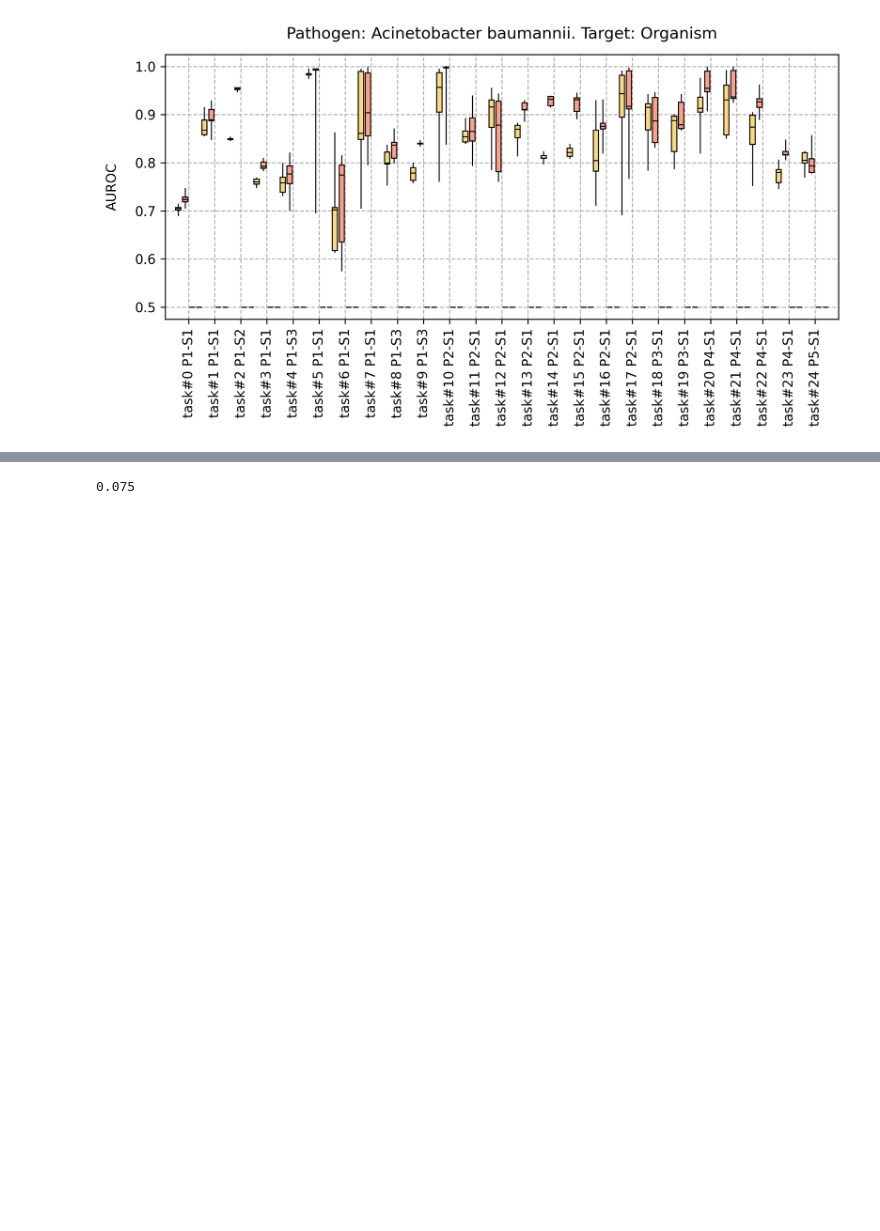
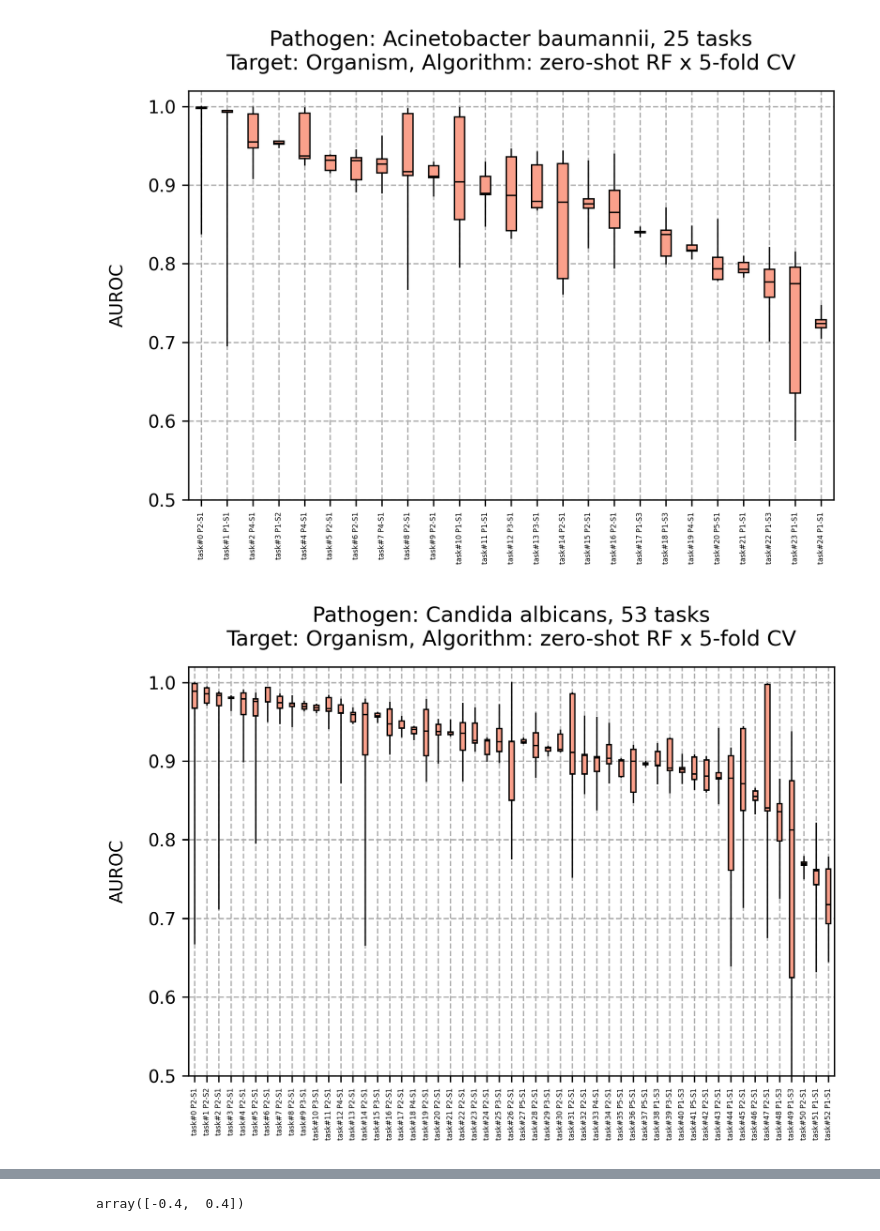
Before and after one commit to ersilia-os/chembl-antimicrobial-models, a Jupyter notebook: notebooks/03_baseline_modelling.ipynb, the cells around one changed output, grey strips where cells are left out. Saved outputs shown, nothing was run; the diff lists cells and outputs as text; code cells hidden in the pictures; blank space fills up the shorter version.

```diff
--- a/notebooks/03_baseline_modelling.ipynb
+++ b/notebooks/03_baseline_modelling.ipynb
@@ -25,3 +8,21 @@ pathogen_mappings = dict(zip(pathogen_mappings['pathogen_code'], pathogen_mappin
+# %%
+# chembl-antimicrobial-tasks repository needs to be cloned locally
+PATH_TO_REPOSITORY = "/home/acomajuncosa/Documents/chembl-antimicrobial-tasks"
+
+# Define Ersilia colors
+ersilia_colors = ['#FAD782', '#FAA08B', '#DC9FDC', '#AA96FA', '#8DC7FA']
+cc_colors = ["#EA5A49", "#B16BA8", "#5A72B5", "#7CAF2A", "#F39426"]
+
+# Pathogen_mappings
+pathogen_mappings = pd.read_csv(os.path.join(PATH_TO_REPOSITORY, "data", "pathogens.csv"))
+pathogen_mappings = dict(zip(pathogen_mappings['pathogen_code'], pathogen_mappings['search_text']))
+
+PATHOGENS=["abaumannii", "calbicans", "ecoli", "efaecium", "enterobacter", "hpylori",
+           "kpneumoniae", "mtuberculosis", "paeruginosa", "pfalciparum", "saureus", "smansoni", "spneumoniae"]
+TARGETS = ['organism']
+
+PATH_TO_DATA = "../data"
+PATH_TO_OUTPUT = '../output/03_baseline_models'
 # %%
 PATHOGEN_TO_RESULTS = {}
 
@@ -81,41 +83,39 @@ def simple_boxplot(ax, x, y, c, width):
 # %%
 for pathogen in PATHOGENS:
 
-    fig, ax = plt.subplots(1, 1, figsize=(8, 4.5))
+    fig, ax = plt.subplots(1, 1, figsize=(6, 4.5))
 
     # Get tasks and define x
-    tasks = sorted(PATHOGEN_TO_RESULTS[pathogen])
+    tasks = sorted(PATHOGEN_TO_RESULTS[pathogen], key=lambda x: np.median(PATHOGEN_TO_RESULTS[pathogen][x]['RF']), reverse=True)
     x = [i for i in range(len(tasks))]
 
     # Number of performances
     m = 0.4
-    models = ['NB', 'RF', 'LQ_optuna', 'LQ_TT']
+    # models = ['NB', 'RF', 'LQ_optuna', 'LQ_TT']
+    models = ['RF']
     colors = {'NB': '#FAD782', 'RF': '#FAA08B', 'LQ_optuna': '#DC9FDC', 'LQ_TT': '#AA96FA'}
 
     # For each task
     for c1, task in enumerate(tasks):
-        h = np.linspace(c1-m, c1+m, len(models))
-        w = (max(h) - min(h)) / len(models)
+        if len(models) > 1:
+            h = np.linspace(c1-m, c1+m, len(models))
+            w = (max(h) - min(h)) / len(models)
+        else:
+            h = [c1]
+            w = m
         for c2, perf in enumerate(models):
             simple_boxplot(ax, h[c2], PATHOGEN_TO_RESULTS[pathogen][task][perf], colors[perf], width=w)
 
-    # dot_legend0 = plt.Line2D([], [], color=cc_colors[0], marker='o', linestyle='None', label='MOD (mean)', markeredgecolor='k', markersize=5.5)
-    # dot_legend1 = plt.Line2D([], [], color=cc_colors[1], marker='o', linestyle='None', label='NB (mean)', markeredgecolor='k', markersize=5.5)
-    # dot_legend2 = plt.Line2D([], [], color=cc_colors[2], marker='o', linestyle='None', label='RF (mean)', markeredgecolor='k', markersize=5.5)
-    # dot_legend3 = plt.Line2D([], [], color=cc_colors[3], marker='o', linestyle='None', label='FLAML (mean)', markeredgecolor='k', markersize=5.5)
-    # line_legend = plt.Line2D([], [], color='black', linestyle='-', label='±std (5-CV)')
-    # plt.legend(handles=[dot_legend0, dot_legend1, dot_legend2, dot_legend3, line_legend],
-    #            framealpha=1, edgecolor='k', handlelength=1.2, loc='best', fontsize=7, ncols=2)
-
 
     # Other stuff
-    title = f"Pathogen: {pathogen_mappings[pathogen]}. Target: {target.capitalize()}"
+    title = f"Pathogen: {pathogen_mappings[pathogen]}, {len(x)} tasks\nTarget: {target.capitalize()}, Algorithm: zero-shot RF x 5-fold CV"
     plt.ylabel("AUROC", labelpad=12)
     plt.title(title, size=12, pad=12)
-    plt.xticks(x, [task_to_label(i, c) for c, i in enumerate(tasks)], rotation=90)
+    plt.xticks(x, [task_to_label(i, c) for c, i in enumerate(tasks)], rotation=90, size=4)
     plt.grid(linestyle='--')
+    plt.ylim(0.50, 1.02)
     plt.tight_layout()
     plt.show()
-    break
 # %% [output]
-[figure, old version]
+[figure, new version]
+[figure, added]
@@ -122,3 +133,4 @@ for pathogen in PATHOGENS:
 # %%
+np.linspace(0-m, 0+m, 2)
 # %% [output]
-0.075
+array([-0.4,  0.4])
```
Also changed, not shown: parts of 3 cells of this notebook, 4 other files.
